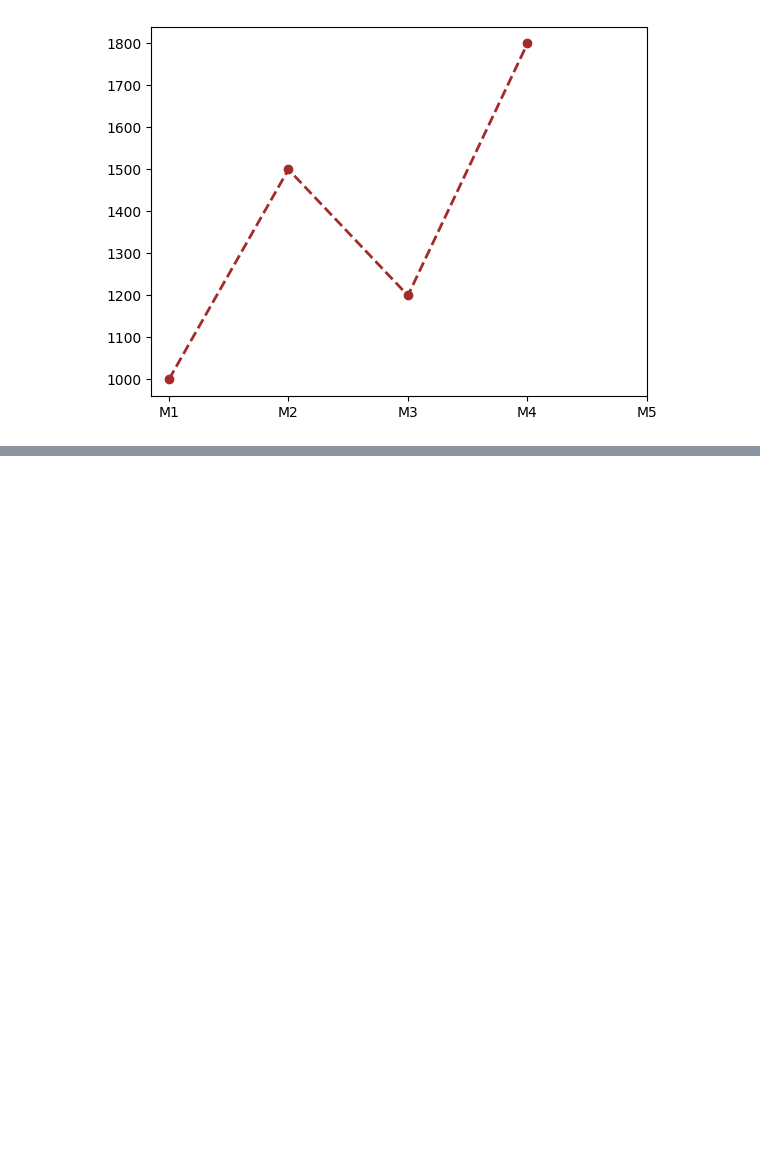
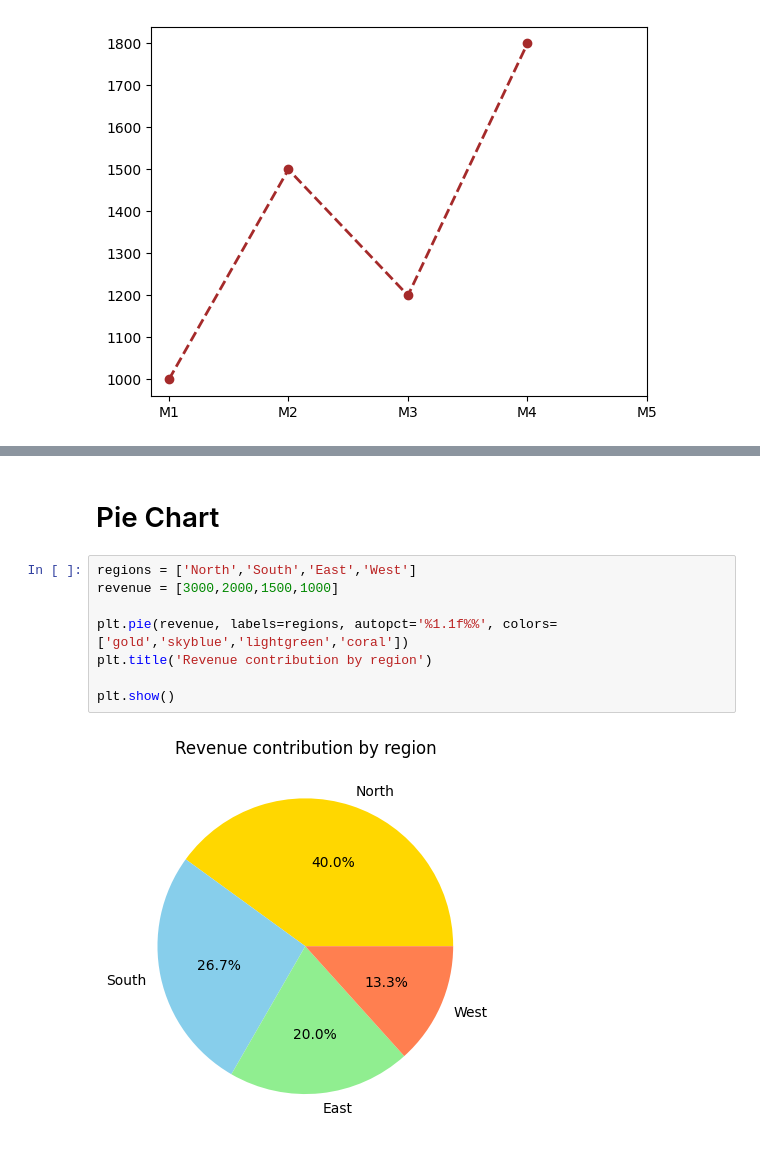
Before and after one commit to Vaishnavi-Gajinkar/Codingwise, a Jupyter notebook: matplotlib/concept_sheet.ipynb, the cells around one changed output, grey strips where cells are left out. Drawn from its saved outputs; the diff is of its cells as text; blank space fills up the shorter version.

```diff
--- a/matplotlib/concept_sheet.ipynb
+++ b/matplotlib/concept_sheet.ipynb
@@ -62,0 +89,12 @@ plt.show()
+# %% [markdown]
+# Pie Chart
+# %%
+regions = ['North','South','East','West']
+revenue = [3000,2000,1500,1000]
+
+plt.pie(revenue, labels=regions, autopct='%1.1f%%', colors=['gold','skyblue','lightgreen','coral'])
+plt.title('Revenue contribution by region')
+
+plt.show()
+# %% [output]
+[figure, added]
```
Also changed, not shown: parts of 10 cells of this notebook.
